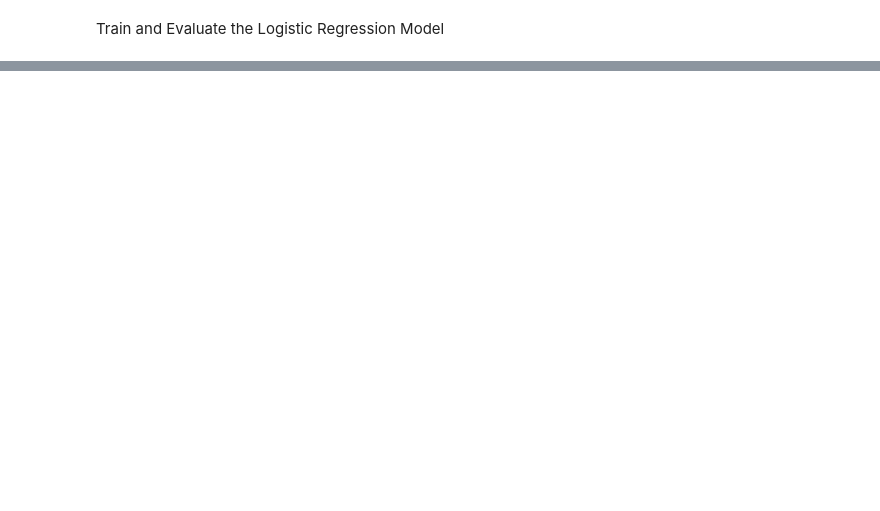
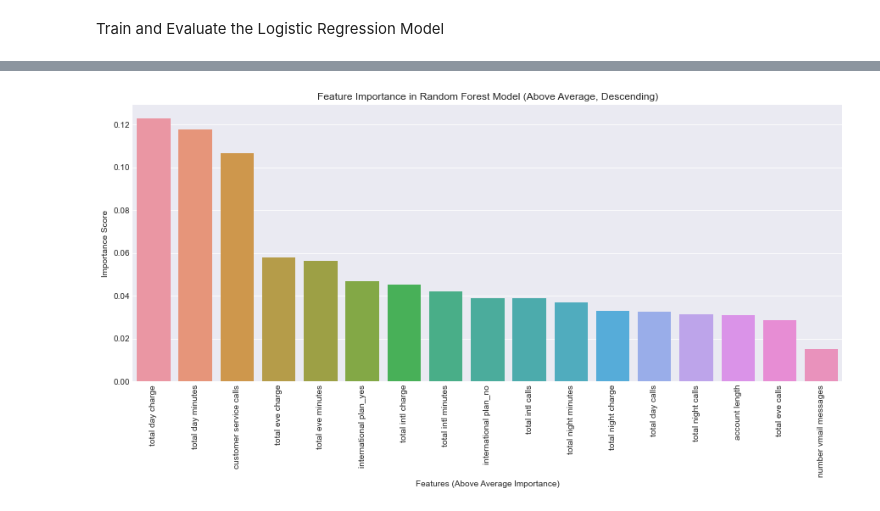
Before and after one commit to MAZSUSA/SYRIATEL-CUSTOMER-CHURN-ANALYSIS, a Jupyter notebook: index.ipynb, the cells around one changed output, grey strips where cells are left out. Saved outputs shown, nothing was run; the diff lists cells and outputs as text; code cells hidden in the pictures; blank space fills up the shorter version.

```diff
--- a/index.ipynb
+++ b/index.ipynb
@@ -518,0 +728,38 @@ F1-Score: 0.83 — F1-score weighted by the number of true instances for each cl
+# %%
+import matplotlib.pyplot as plt
+import seaborn as sns
+from sklearn.ensemble import RandomForestClassifier
+
+# Define and fit the model
+clf = RandomForestClassifier(n_estimators=100, random_state=42)
+clf.fit(X_train, y_train)  # Fit the model with training data
+
+# Now you can access feature_importances_
+feature_importances = clf.feature_importances_
+feature_names = X_train.columns
+
+# Calculate average importance score
+avg_importance = feature_importances.mean()
+
+# Filter features with above-average importance
+important_features = feature_names[feature_importances > avg_importance]
+important_importances = feature_importances[feature_importances > avg_importance]
+
+# Sort features and importances in descending order
+sorted_idx = important_importances.argsort()[::-1]  # Reverse order for descending
+sorted_features = important_features[sorted_idx]
+sorted_importances = important_importances[sorted_idx]
+
+# Create the bar plot
+plt.figure(figsize=(15, 6))
+sns.barplot(x=sorted_features, y=sorted_importances)
+plt.xlabel('Features (Above Average Importance)')
+plt.ylabel('Importance Score')
+plt.title('Feature Importance in Random Forest Model (Above Average, Descending)')
+
+# Rotate feature names for better readability
+plt.xticks(rotation=90)
+
+plt.show()
+# %% [output]
+[figure, added]
```
Also changed, not shown: parts of 41 cells of this notebook.
